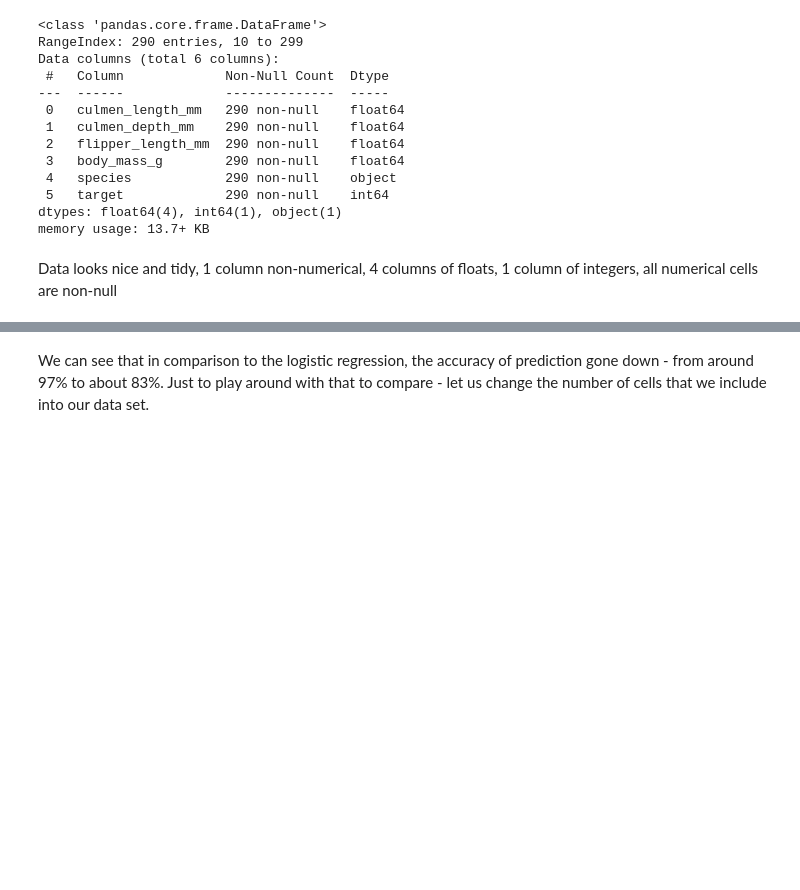
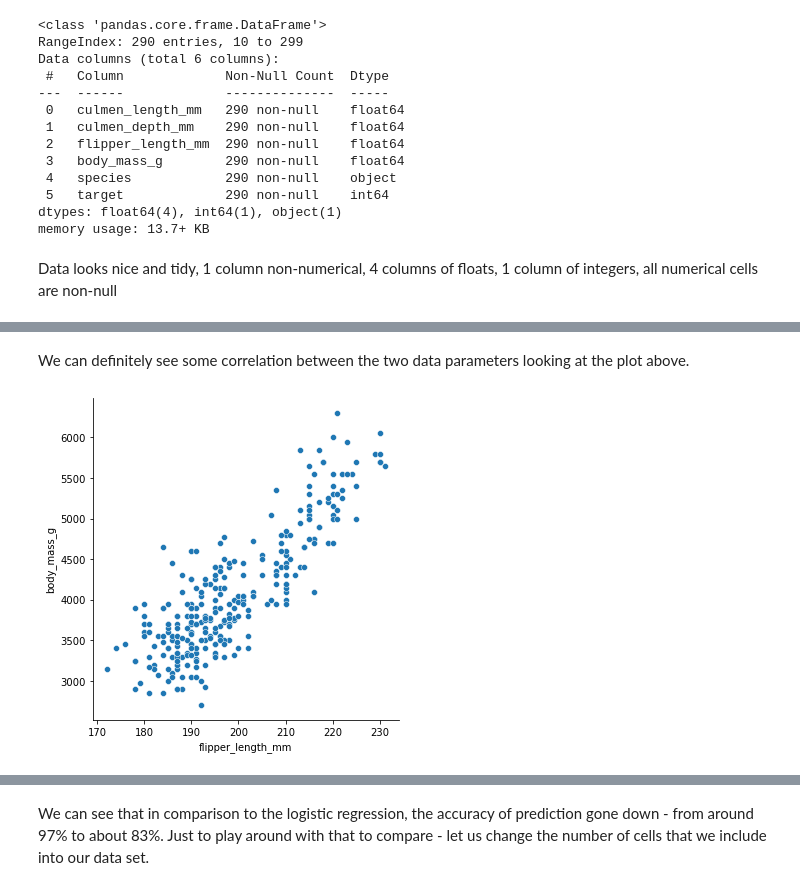
Before and after one commit to dmitrijsg123/Machine_Learning_And_Statistics_Assignment, a Jupyter notebook: scikit-learn.ipynb, the cells around one changed output, grey strips where cells are left out. Cells and saved outputs as stored; diff of their text form; code cells hidden in the pictures; blank space fills up the shorter version.

```diff
--- a/scikit-learn.ipynb
+++ b/scikit-learn.ipynb
@@ -321,0 +359,7 @@ Data looks nice and tidy, 1 column non-numerical, 4 columns of floats, 1 column
+# %% [markdown]
+We can definitely see some correlation between the two data parameters looking at the plot above.
+# %%
+# Is there repationship between flipper length and body mass?
+sns.relplot(data=df3,x='flipper_length_mm',y='body_mass_g');
+# %% [output]
+[figure, added]
```
Also changed, not shown: parts of 100 cells of this notebook.
